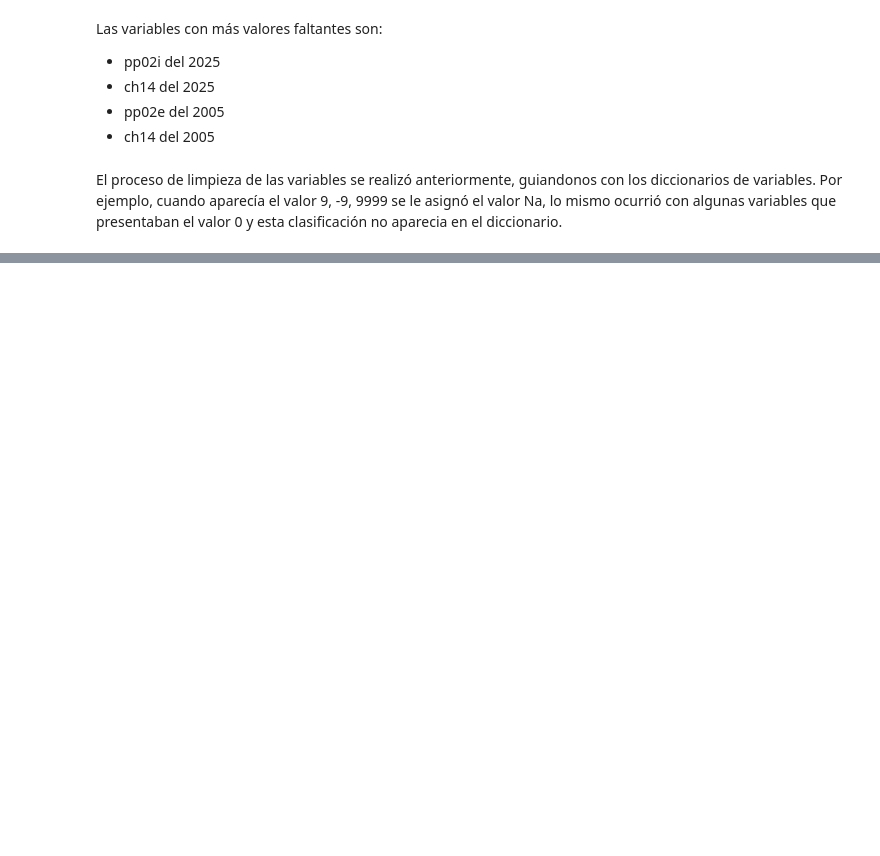
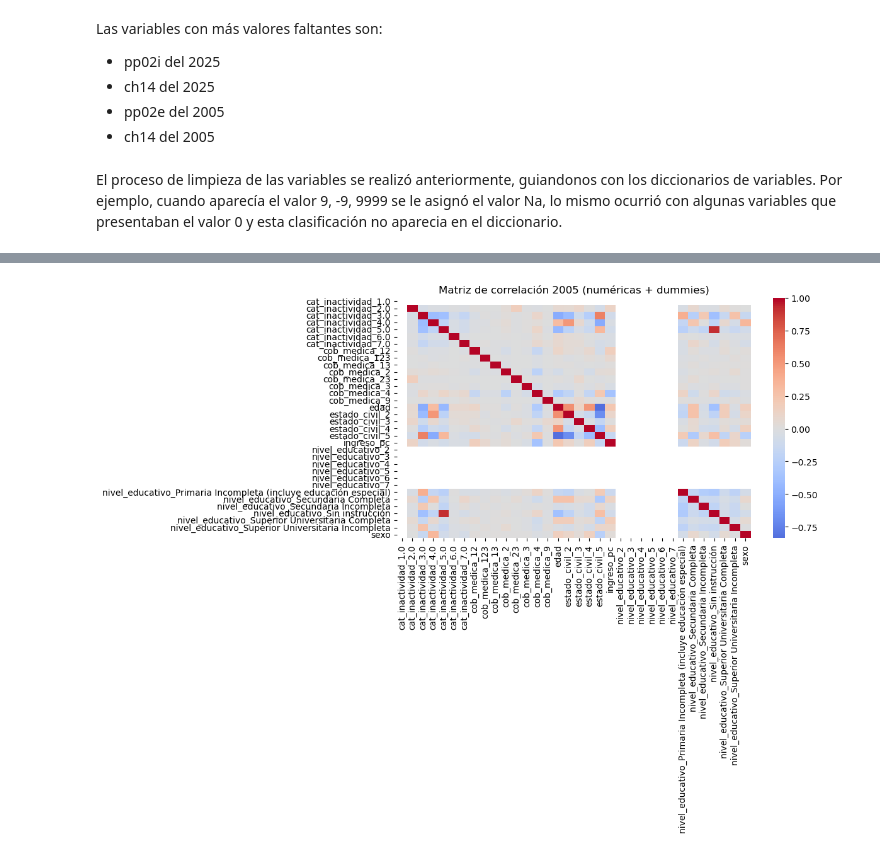
Before and after one commit to caterinawalker/Ciencia-de-Datos, a Jupyter notebook: coding (2).ipynb, the cells around one changed output, grey strips where cells are left out. Cells and saved outputs as stored; diff of their text form; code cells hidden in the pictures; blank space fills up the shorter version.

```diff
--- a/coding (2).ipynb
+++ b/coding (2).ipynb
@@ -876,0 +965,80 @@ ValueError: could not convert string to float: 'Sin instrucción'
+# %%
+import pandas as pd
+import seaborn as sns
+import matplotlib.pyplot as plt
+
+
+#CON DUMMIES
+
+# --- Variables de interés y renombres legibles ---
+vars_corr = ["ch04","ch06","ch07","ch08","nivel_ed","estado","cat_inac","ipcf"]
+rename_dict = {
+    "ch04": "sexo",
+    "ch06": "edad",
+    "ch07": "estado_civil",
+    "ch08": "cob_medica",
+    "nivel_ed": "nivel_educativo",
+    "estado": "estado_ocupacional",
+    "cat_inac": "cat_inactividad",
+    "ipcf": "ingreso_pc"
+}
+cat_cols = ["estado_civil","cob_medica","nivel_educativo","estado_ocupacional","cat_inactividad"]
+
+def preparar_para_corr(df, year):
+    # subset + rename
+    d = (df.loc[df["ano4"] == year, vars_corr]
+           .rename(columns=rename_dict)
+           .copy())
+
+    # --- limpieza mínima y tipado ---
+    # edad puede venir como texto: "Menos de 1 año", "98 y más años"
+    d["edad"] = (
+        d["edad"]
+        .replace({"Menos de 1 año": 0, "98 y más años": 98})
+        .pipe(pd.to_numeric, errors="coerce")
+        .astype("Float64")
+    )
+
+    # sexo 1=varón, 2=mujer -> dummy 0/1
+    d["sexo"] = d["sexo"].map({1: 0, 2: 1}).astype("Float64")
+
+    # ipcf (ingreso per cápita) a numérico
+    d["ingreso_pc"] = pd.to_numeric(d["ingreso_pc"], errors="coerce").astype("Float64")
+
+    # pasar categóricas a string limpio (si vienen con objetos/códigos)
+    for c in cat_cols:
+        if c in d.columns:
+            d[c] = d[c].astype(str).str.strip().replace(
+                {"nan": pd.NA, "Ns./Nr.": pd.NA, "Ns/Nr": pd.NA, "": pd.NA}
+            )
+
+    # crear dummies (drop_first para evitar colinealidad)
+    d = pd.get_dummies(d, columns=[c for c in cat_cols if c in d.columns], drop_first=True)
+
+    return d
+
+# preparar ambos años
+df2005 = preparar_para_corr(df_combinado, 2005)
+df2025 = preparar_para_corr(df_combinado, 2025)
+
+# alinear columnas (por si algún año no tiene alguna categoría)
+df2005, df2025 = df2005.align(df2025, join="outer", axis=1, fill_value=0)
+
+# calcular correlaciones
+corr2005 = df2005.corr(numeric_only=True)
+corr2025 = df2025.corr(numeric_only=True)
+
+# graficar
+plt.figure(figsize=(12,9))
+sns.heatmap(corr2005, cmap="coolwarm", center=0)
+plt.title("Matriz de correlación 2005 (numéricas + dummies)")
+plt.tight_layout()
+plt.show()
+
+plt.figure(figsize=(12,9))
+sns.heatmap(corr2025, cmap="coolwarm", center=0)
+plt.title("Matriz de correlación 2025 (numéricas + dummies)")
+plt.tight_layout()
+plt.show()
+# %% [output]
+[figure, added]
```
Also changed, not shown: parts of 40 cells of this notebook.
